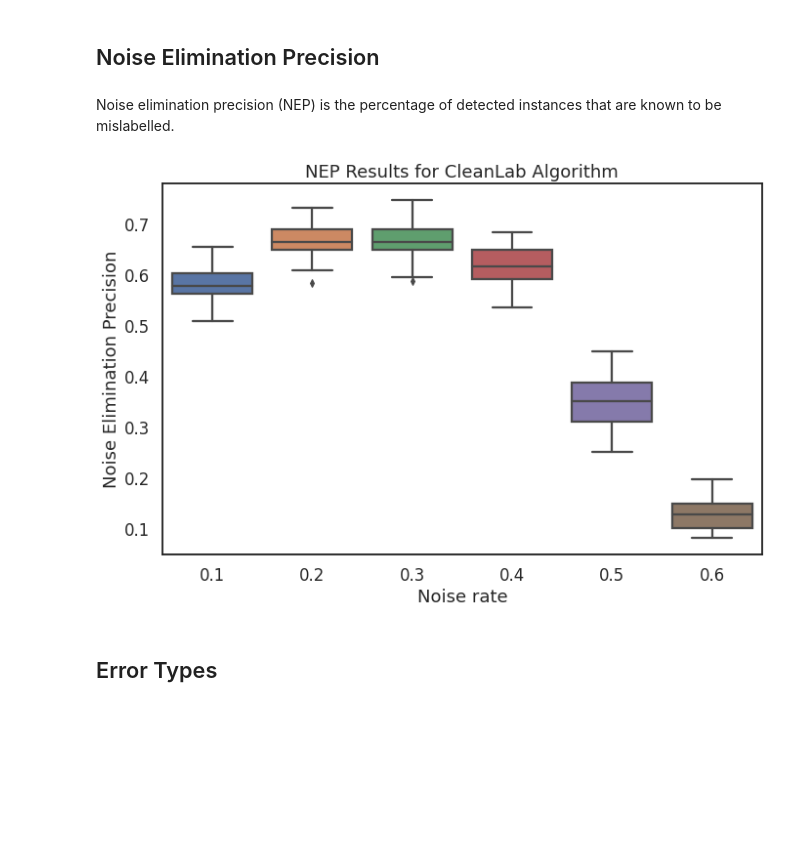
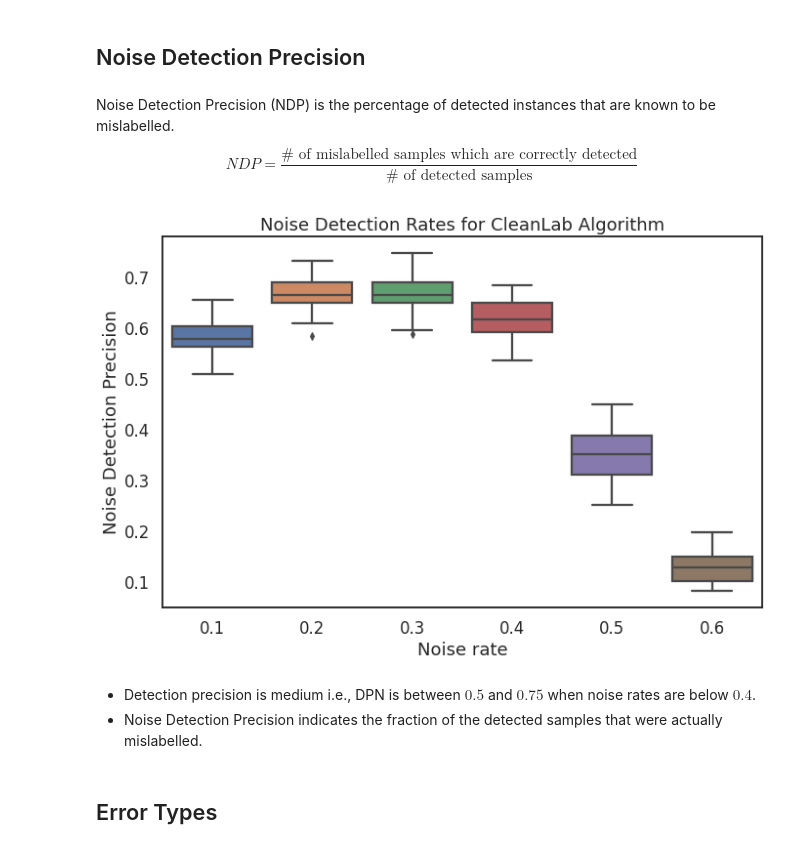
Before and after one commit to sheikhomar/snow-leopard, a Jupyter notebook: notebooks/19-results-cleanlab.ipynb, the cells around one changed output. Saved outputs shown, nothing was run; the diff lists cells and outputs as text; code cells hidden in the pictures; blank space fills up the shorter version.

```diff
--- a/notebooks/19-results-cleanlab.ipynb
+++ b/notebooks/19-results-cleanlab.ipynb
@@ -11,4 +11,12 @@ import matplotlib.pyplot as plt
 import seaborn as sns
 # %%
 sns.set_theme(style="white", context="talk")
+# %%
+def get_noise_rate(result_path: Path) -> float:
+    noise_paths = list(result_path.parent.glob("folder*.json"))
+    if len(noise_paths) == 1:
+        regex_result = re.findall(r"\d+\.\d+", noise_paths[0].name)
+        noise_rate = float(regex_result[0])
+        return noise_rate
+    return 0.0
 # %%
@@ -34,20 +51,32 @@ for p in result_paths:
 # %%
-df_data = pd.DataFrame(results)
-df_data["duration_min"] = np.round((df_data["end_time"] - df_data["start_time"]) / pd.Timedelta(minutes=1))
+df_data = parse_results(Path("../data"))
 # %%
-df_data.sort_values("noise_rate", inplace=True)
+df_score_data = df_data.sort_values("noise_rate").copy()
+df_score_data = df_score_data[df_score_data.noise_rate > 0]
 # %% [markdown]
-## Noise Elimination Precision
+## Noise Detection Precision
 # %% [markdown]
-Noise elimination precision (NEP) is the percentage of detected instances that are known to be mislabelled.
+Noise Detection Precision (NDP) is the percentage of detected instances that are known to be mislabelled.
+
+$$
+NDP =
+\frac{
+    \text{# of mislabelled samples which are correctly detected}
+  }{
+    \text{# of detected samples}
+  }
+$$
 # %%
 fig, ax = plt.subplots(figsize=(11, 7))
-sns.boxplot(x="noise_rate", y="noise_elimination_precision_score", data=df_data, ax=ax)
+sns.boxplot(x="noise_rate", y="noise_elimination_precision_score", data=df_score_data, ax=ax)
 ax.set_xlabel("Noise rate")
-ax.set_ylabel("Noise Elimination Precision")
-ax.set_title("NEP Results for CleanLab Algorithm");
+ax.set_ylabel("Noise Detection Precision")
+ax.set_title("Noise Detection Rates for CleanLab Algorithm");
 # %% [output]
-[figure, old version]
+[figure, new version]
+# %% [markdown]
+- Detection precision is medium i.e., DPN is between $0.5$ and $0.75$ when noise rates are below $0.4$.
+- Noise Detection Precision indicates the fraction of the detected samples that were actually mislabelled.
 # %% [markdown]
 ## Error Types
 # %% [markdown]
```
Also changed, not shown: parts of 17 cells of this notebook.
